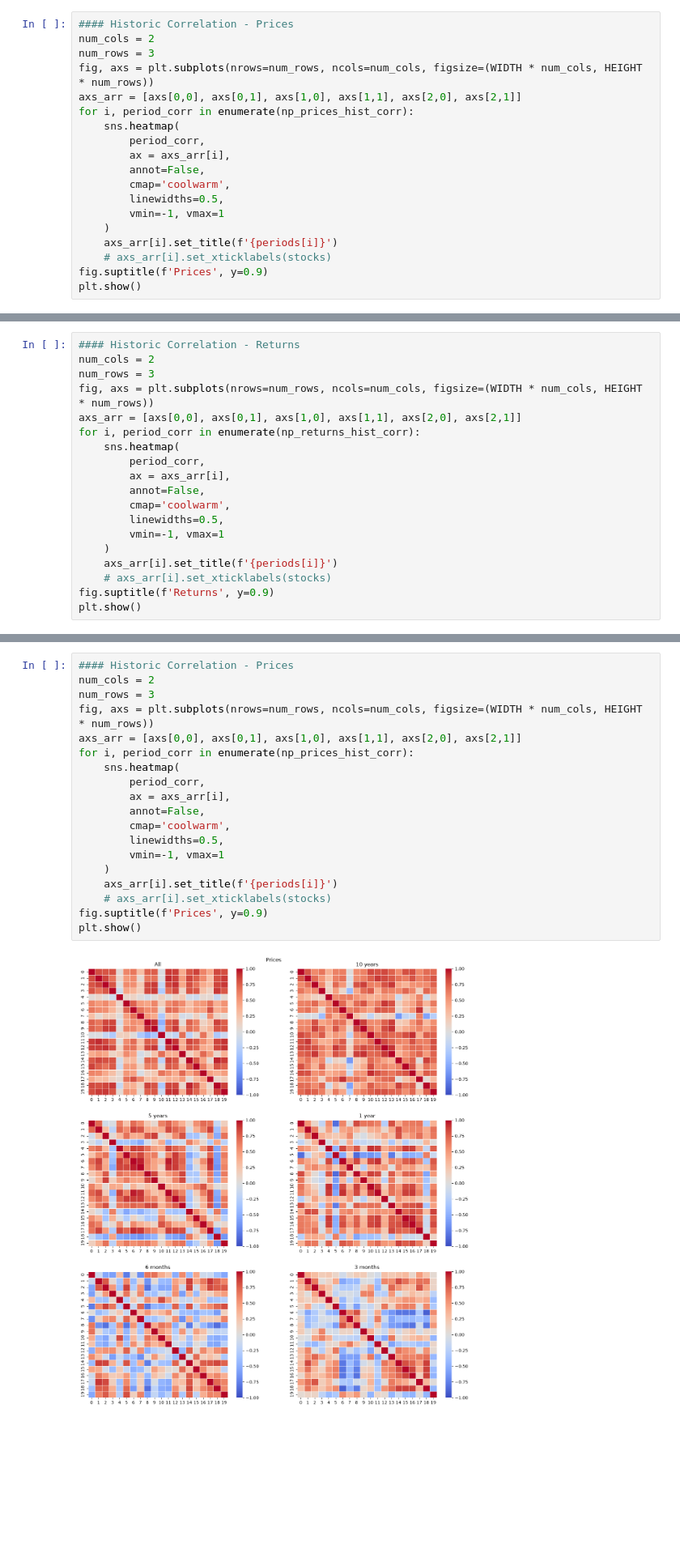
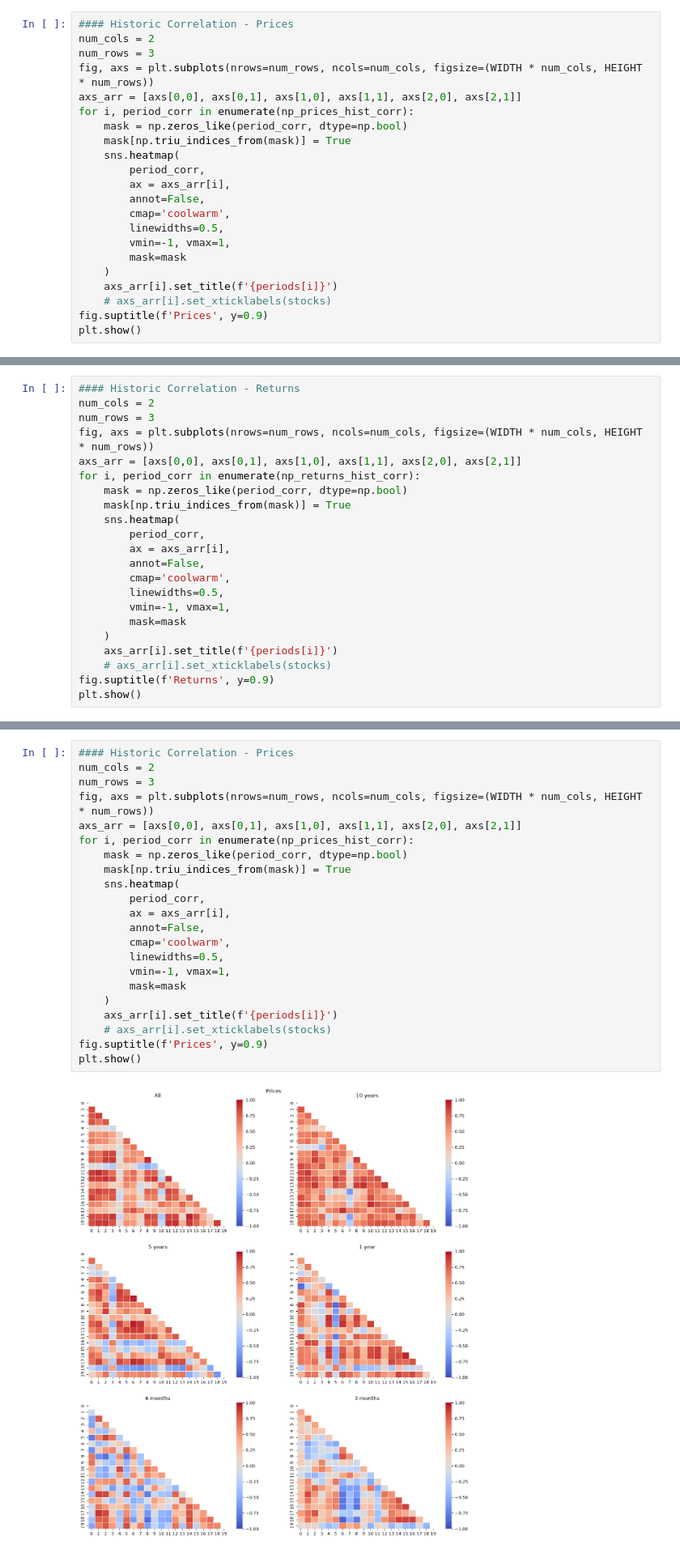
Before and after one commit to jp21bp/DS_Proyectos, a Jupyter notebook: 2_OptimizacionPortafolio/eda.ipynb, the cells around one changed output, grey strips where cells are left out. Shown at 81% size. Saved outputs shown, nothing was run; the diff lists cells and outputs as text; blank space fills up the shorter version.

```diff
--- a/2_OptimizacionPortafolio/eda.ipynb
+++ b/2_OptimizacionPortafolio/eda.ipynb
@@ -150,13 +151,16 @@ num_rows = 3
 fig, axs = plt.subplots(nrows=num_rows, ncols=num_cols, figsize=(WIDTH * num_cols, HEIGHT * num_rows))
 axs_arr = [axs[0,0], axs[0,1], axs[1,0], axs[1,1], axs[2,0], axs[2,1]]
 for i, period_corr in enumerate(np_prices_hist_corr):
+    mask = np.zeros_like(period_corr, dtype=np.bool)
+    mask[np.triu_indices_from(mask)] = True
     sns.heatmap(
         period_corr,
         ax = axs_arr[i],
         annot=False,
         cmap='coolwarm',
         linewidths=0.5,
-        vmin=-1, vmax=1
+        vmin=-1, vmax=1,
+        mask=mask
     )
     axs_arr[i].set_title(f'{periods[i]}')
     # axs_arr[i].set_xticklabels(stocks)
@@ -171,13 +175,16 @@ num_rows = 3
 fig, axs = plt.subplots(nrows=num_rows, ncols=num_cols, figsize=(WIDTH * num_cols, HEIGHT * num_rows))
 axs_arr = [axs[0,0], axs[0,1], axs[1,0], axs[1,1], axs[2,0], axs[2,1]]
 for i, period_corr in enumerate(np_returns_hist_corr):
+    mask = np.zeros_like(period_corr, dtype=np.bool)
+    mask[np.triu_indices_from(mask)] = True
     sns.heatmap(
         period_corr,
         ax = axs_arr[i],
         annot=False,
         cmap='coolwarm',
         linewidths=0.5,
-        vmin=-1, vmax=1
+        vmin=-1, vmax=1,
+        mask=mask
     )
     axs_arr[i].set_title(f'{periods[i]}')
     # axs_arr[i].set_xticklabels(stocks)
@@ -367,24 +374,27 @@ display(df_returns_corr_gt_thres.sort_values(by='All', ascending=False))
 # %%
 #### Historic Correlation - Prices
 num_cols = 2
 num_rows = 3
 fig, axs = plt.subplots(nrows=num_rows, ncols=num_cols, figsize=(WIDTH * num_cols, HEIGHT * num_rows))
 axs_arr = [axs[0,0], axs[0,1], axs[1,0], axs[1,1], axs[2,0], axs[2,1]]
 for i, period_corr in enumerate(np_prices_hist_corr):
+    mask = np.zeros_like(period_corr, dtype=np.bool)
+    mask[np.triu_indices_from(mask)] = True
     sns.heatmap(
         period_corr,
         ax = axs_arr[i],
         annot=False,
         cmap='coolwarm',
         linewidths=0.5,
-        vmin=-1, vmax=1
+        vmin=-1, vmax=1,
+        mask=mask
     )
     axs_arr[i].set_title(f'{periods[i]}')
     # axs_arr[i].set_xticklabels(stocks)
 fig.suptitle(f'Prices', y=0.9)
 plt.show()
 # %% [output]
-[figure, old version]
+[figure, new version]
 # %%
 #### Historic Correlation - Returns
 num_cols = 2
```
Also changed, not shown: parts of 5 cells of this notebook, 10 other files.
